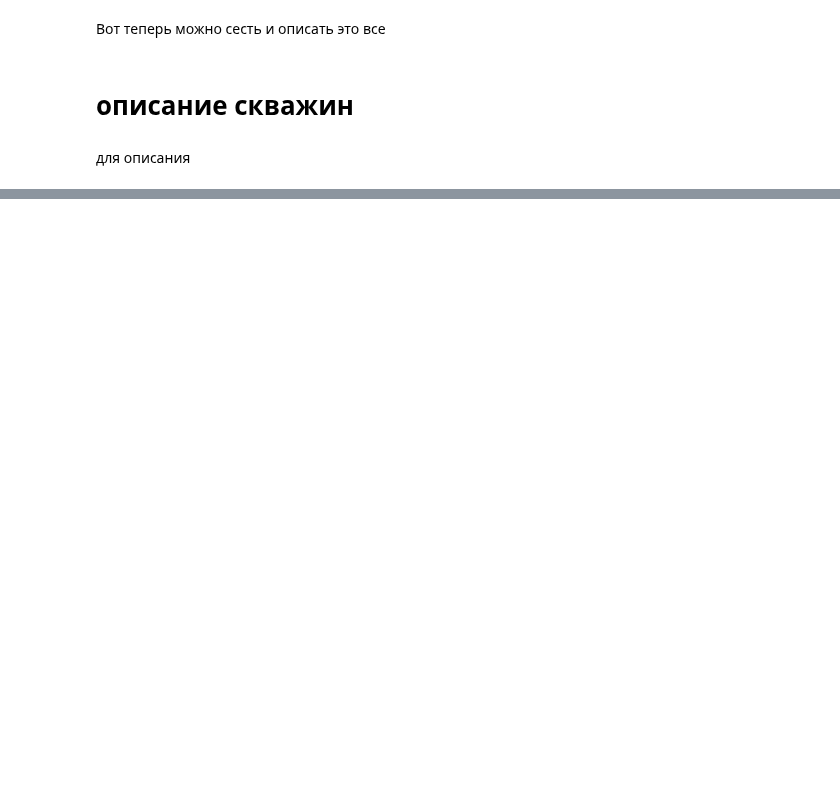
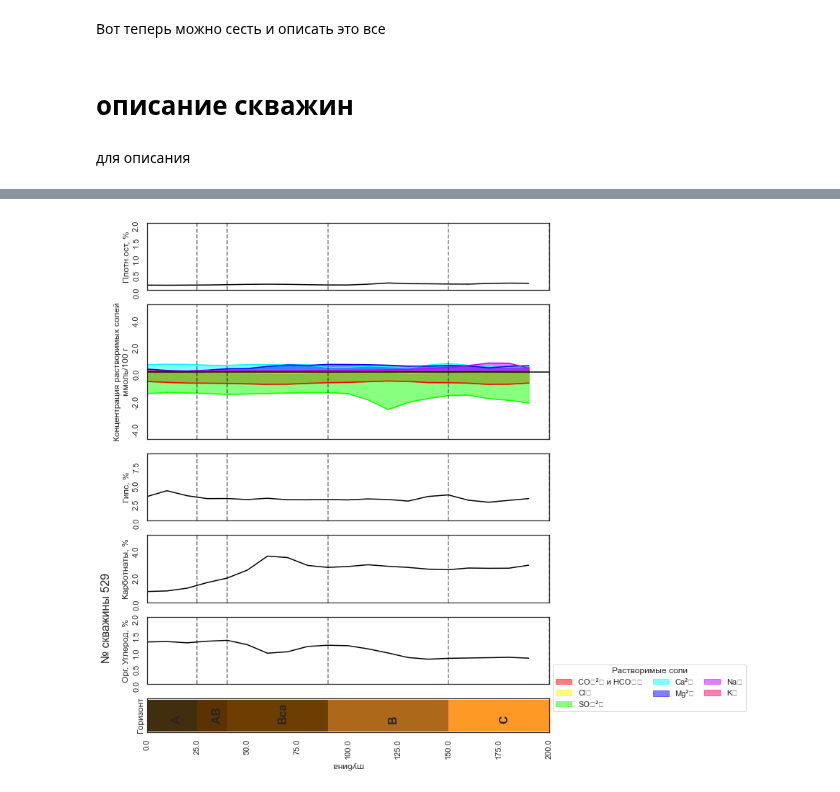
Before and after one commit to hukitoc94/total_archangelskiy, a Jupyter notebook: field_scale/field_data/field_data_analis.ipynb, the cells around one changed output, grey strips where cells are left out. Cells and saved outputs as stored; diff of their text form; code cells hidden in the pictures; blank space fills up the shorter version.

```diff
--- a/field_scale/field_data/field_data_analis.ipynb
+++ b/field_scale/field_data/field_data_analis.ipynb
@@ -528,0 +635,6 @@ array(['584', '585', '586', '525', '526', '527', '528', '529'],
+# %%
+horizonts = ['A',"AB" , "Bca",'B','C']
+depth = [[0,25],[25,40], [40 ,90],[90,150],[150,200]]
+profile_plot(agrochemistry_total[agrochemistry_total["GPS №"] == '529'], '529' , horizonts, depth, colors)
+# %% [output]
+[figure, added]
```
Also changed, not shown: parts of 31 cells of this notebook, 18 other files.
